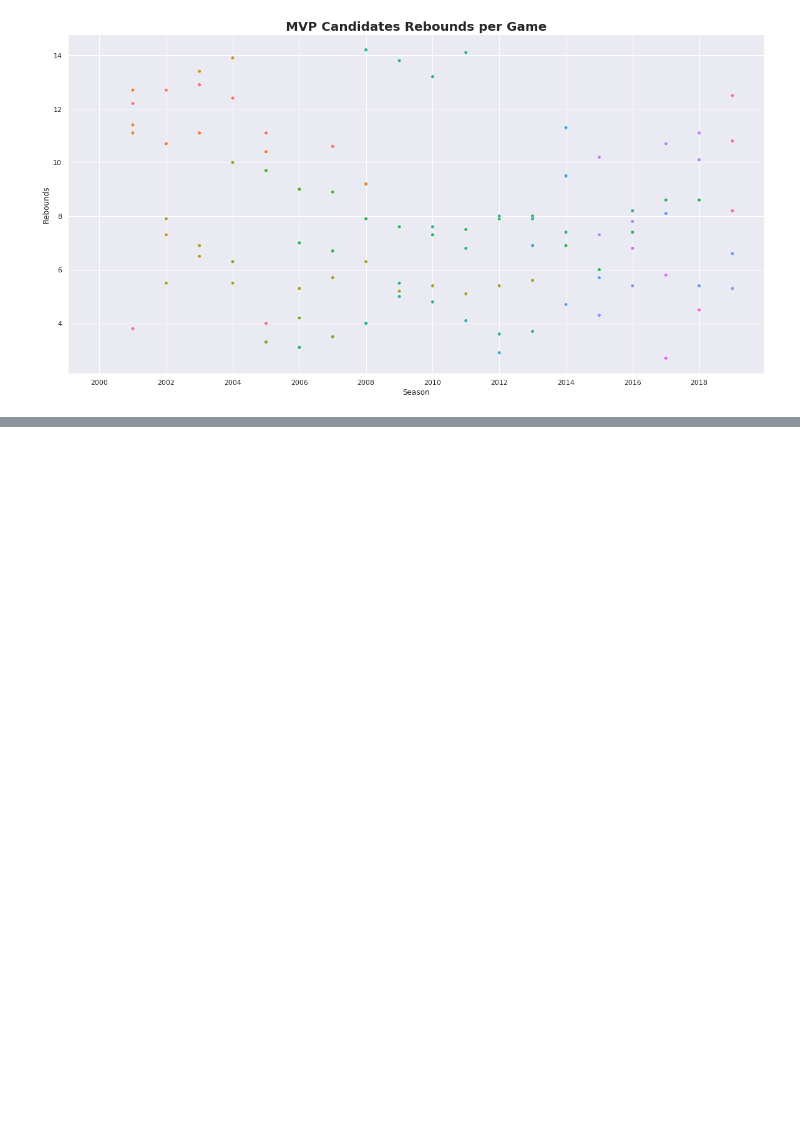
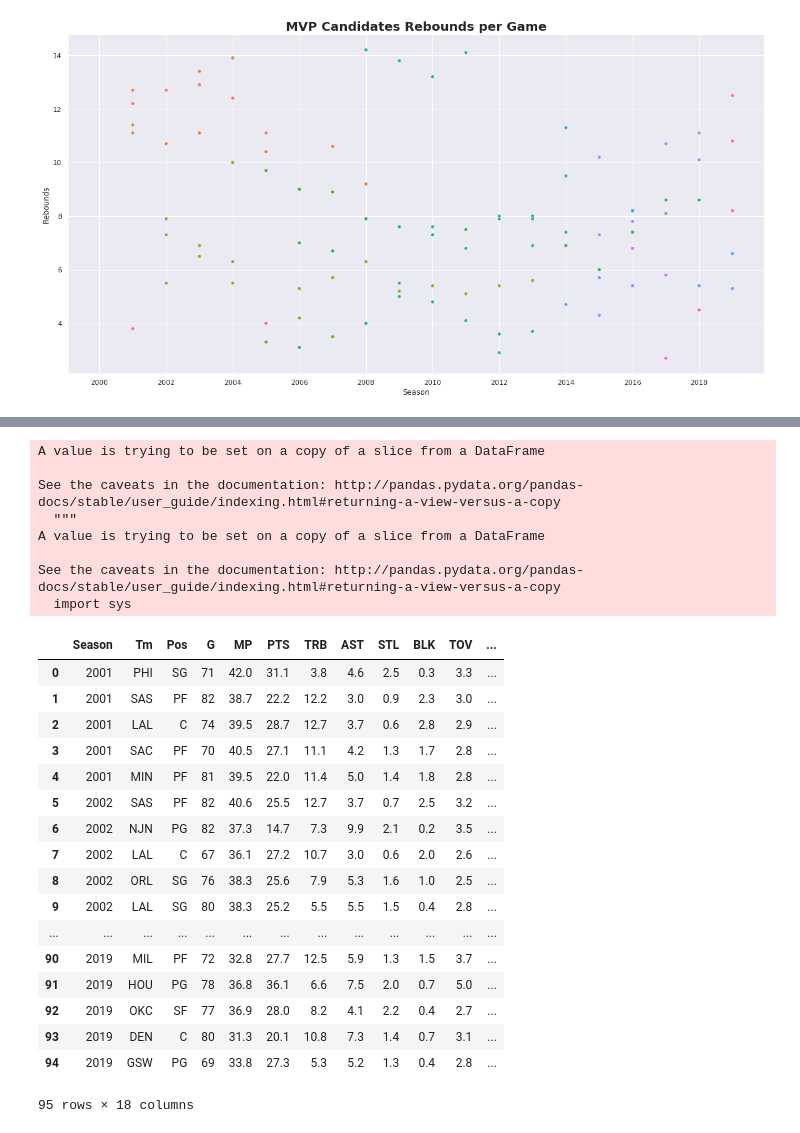
Before and after one commit to mac-austinsmith/mac-austinsmith.github.io, a Jupyter notebook: index.ipynb, the cells around one changed output, grey strips where cells are left out. Cells and saved outputs as stored; diff of their text form; code cells hidden in the pictures; blank space fills up the shorter version.

```diff
--- a/index.ipynb
+++ b/index.ipynb
@@ -256,0 +282,37 @@ plt.show()
+# %%
+pg['MVP'] = np.nan
+
+for index, row in pg.iterrows():
+    if index % 5 == 0:
+        pg['MVP'][index] = 1.0
+    else:
+        pg['MVP'][index] = 0
+
+pg
+# %% [output]
+A value is trying to be set on a copy of a slice from a DataFrame
+
+See the caveats in the documentation: http://pandas.pydata.org/pandas-docs/stable/user_guide/indexing.html#returning-a-view-versus-a-copy
+  """
+A value is trying to be set on a copy of a slice from a DataFrame
+
+See the caveats in the documentation: http://pandas.pydata.org/pandas-docs/stable/user_guide/indexing.html#returning-a-view-versus-a-copy
+  import sys
+|  | Season | Tm | Pos | G | MP | PTS | TRB | AST | STL | BLK | TOV | ... |
+| 0 | 2001 | PHI | SG | 71 | 42.0 | 31.1 | 3.8 | 4.6 | 2.5 | 0.3 | 3.3 | ... |
+| 1 | 2001 | SAS | PF | 82 | 38.7 | 22.2 | 12.2 | 3.0 | 0.9 | 2.3 | 3.0 | ... |
+| 2 | 2001 | LAL | C | 74 | 39.5 | 28.7 | 12.7 | 3.7 | 0.6 | 2.8 | 2.9 | ... |
+| 3 | 2001 | SAC | PF | 70 | 40.5 | 27.1 | 11.1 | 4.2 | 1.3 | 1.7 | 2.8 | ... |
+| 4 | 2001 | MIN | PF | 81 | 39.5 | 22.0 | 11.4 | 5.0 | 1.4 | 1.8 | 2.8 | ... |
+| 5 | 2002 | SAS | PF | 82 | 40.6 | 25.5 | 12.7 | 3.7 | 0.7 | 2.5 | 3.2 | ... |
+| 6 | 2002 | NJN | PG | 82 | 37.3 | 14.7 | 7.3 | 9.9 | 2.1 | 0.2 | 3.5 | ... |
+| 7 | 2002 | LAL | C | 67 | 36.1 | 27.2 | 10.7 | 3.0 | 0.6 | 2.0 | 2.6 | ... |
+| 8 | 2002 | ORL | SG | 76 | 38.3 | 25.6 | 7.9 | 5.3 | 1.6 | 1.0 | 2.5 | ... |
+| 9 | 2002 | LAL | SG | 80 | 38.3 | 25.2 | 5.5 | 5.5 | 1.5 | 0.4 | 2.8 | ... |
+| ... | ... | ... | ... | ... | ... | ... | ... | ... | ... | ... | ... | ... |
+| 90 | 2019 | MIL | PF | 72 | 32.8 | 27.7 | 12.5 | 5.9 | 1.3 | 1.5 | 3.7 | ... |
+| 91 | 2019 | HOU | PG | 78 | 36.8 | 36.1 | 6.6 | 7.5 | 2.0 | 0.7 | 5.0 | ... |
+| 92 | 2019 | OKC | SF | 77 | 36.9 | 28.0 | 8.2 | 4.1 | 2.2 | 0.4 | 2.7 | ... |
+| 93 | 2019 | DEN | C | 80 | 31.3 | 20.1 | 10.8 | 7.3 | 1.4 | 0.7 | 3.1 | ... |
+| 94 | 2019 | GSW | PG | 69 | 33.8 | 27.3 | 5.3 | 5.2 | 1.3 | 0.4 | 2.8 | ... |
+95 rows × 18 columns
```
Also changed, not shown: parts of 10 cells of this notebook.
